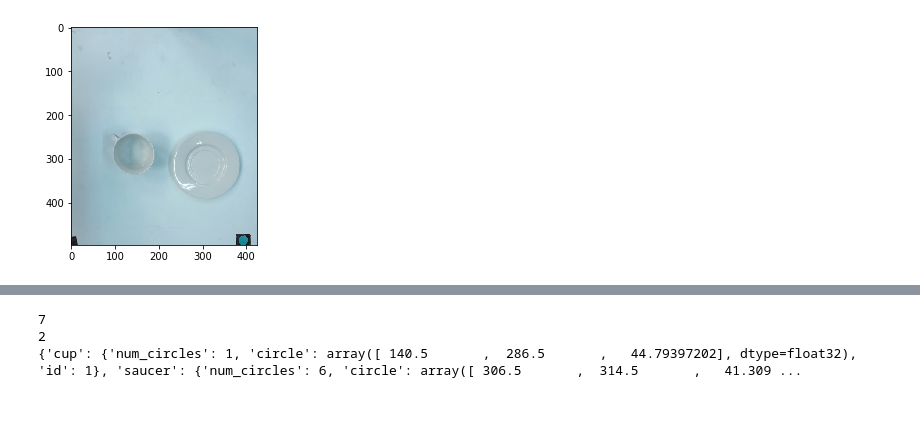
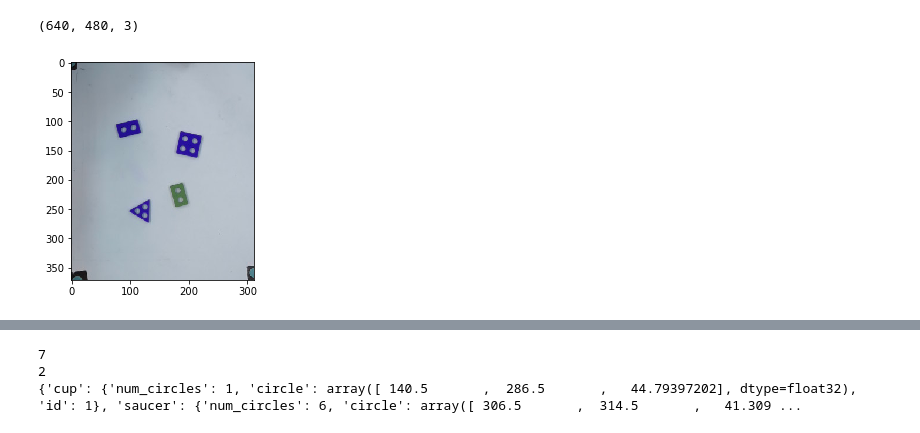
Before and after one commit to michaelcheah/BIRL_IROS, a Jupyter notebook: vision_testing_notebook.ipynb, the cells around one changed output, grey strips where cells are left out. Cells and saved outputs as stored; diff of their text form; code cells hidden in the pictures.

Commit message:
Integrated Task 7 Vision

```diff
--- a/vision_testing_notebook.ipynb
+++ b/vision_testing_notebook.ipynb
@@ -88,0 +98,12 @@ No webcam at 2
+# %%
+import iros_vision_tools as ivt
+
+
+cali_img = cv2.imread("cali_img.jpg")
+CAL_PARAM = {'thresh': [125, 160],
+            'radius': [8,10]}
+circles, cimg = ivt.find_circles(copy.copy(cali_img), 3, param=CAL_PARAM, blur=1, show=False)
+plt.imshow(cimg)
+plt.show()
+circles_sorted, crop_points = ivt.sort_circles3(circles)
+print circles_sorted
@@ -89,6 +129,6 @@ No webcam at 2
 # %%
-cali_img = capture_pic(1, 1)
-plt.imshow(cali_img)
+test_img = ivt.capture_pic(0,1)
+plt.imshow(test_img)
 plt.show()
-cv2.imwrite("cali_img.jpg",cali_img)
+cv2.imwrite("test_img4.jpg", test_img)
 # %% [output]
@@ -96,11 +136 @@ cv2.imwrite("cali_img.jpg",cali_img)
 True
-# %%
-import vision_tools as vt
-
-cali_img = cv2.imread("cali_img.jpg")
-CAL_PARAM = {'thresh': [125, 180],
-            'radius': [10,14]}
-circles, cimg = vt.find_circles(copy.copy(cali_img), 2, param=CAL_PARAM, blur=1, show=True)
-plt.imshow(cimg)
-plt.show()
-circles_sorted, crop_points = vt.sort_circles3(circles)
@@ -125,5 +136,0 @@ p1, inverse = vc.pix3world_cal(cali_circles[0],cali_circles[2], cali_circles[1])
-# %%
-test_img = capture_pic(1,1)
-plt.imshow(test_img)
-plt.show()
-cv2.imwrite("test_img4.jpg", test_img)
@@ -133,8 +137,9 @@ True
 # %%
+print np.shape(test_img)
 
-
-img = vt.crop_out(test_img, crop_points)
+img = ivt.crop_out(test_img, crop_points)
 plt.imshow(img)
 plt.show()
 # %% [output]
+(640, 480, 3)
-[figure, old version]
+[figure, new version]
```
Also changed, not shown: parts of 22 cells of this notebook, 3 other files.
